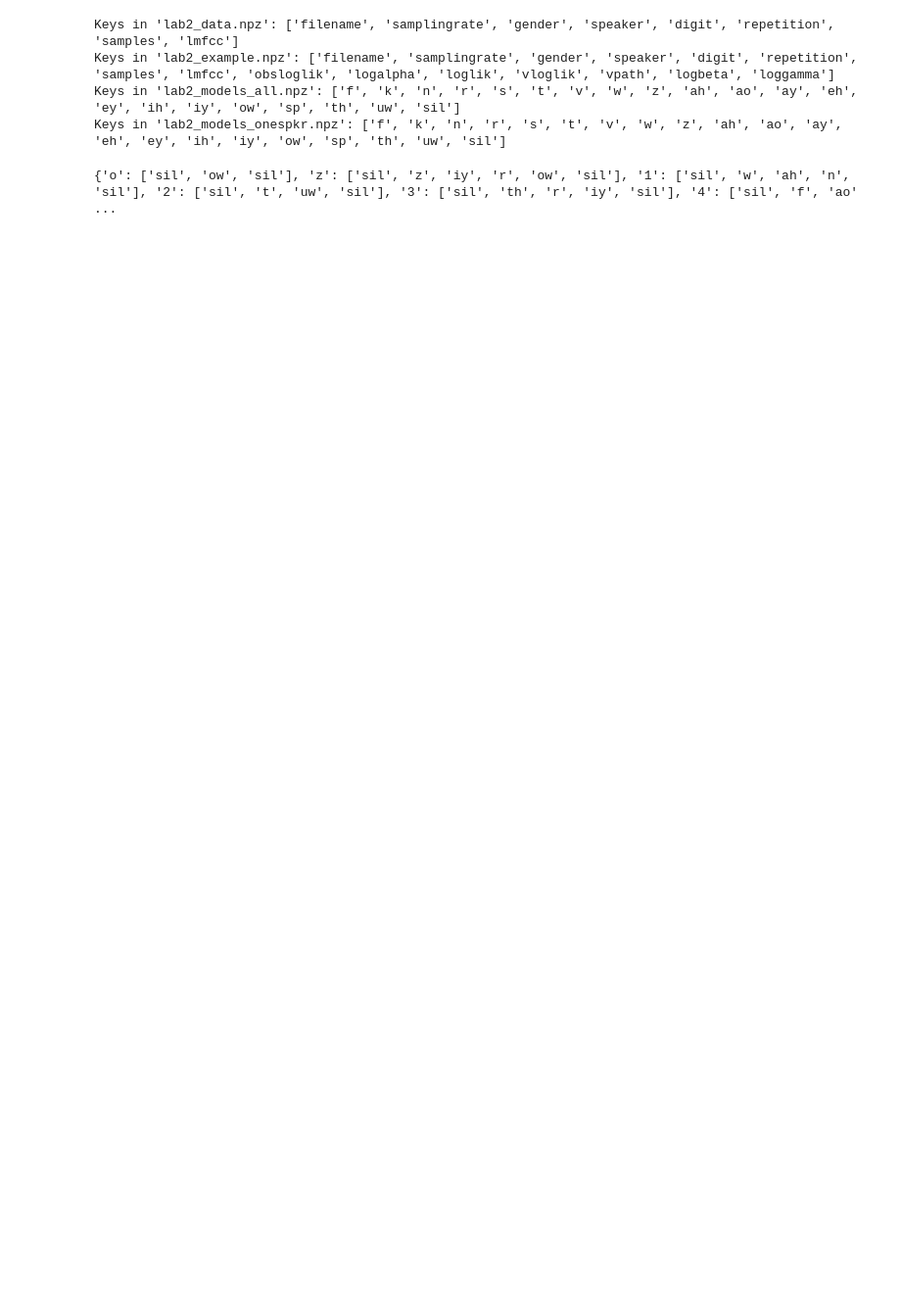
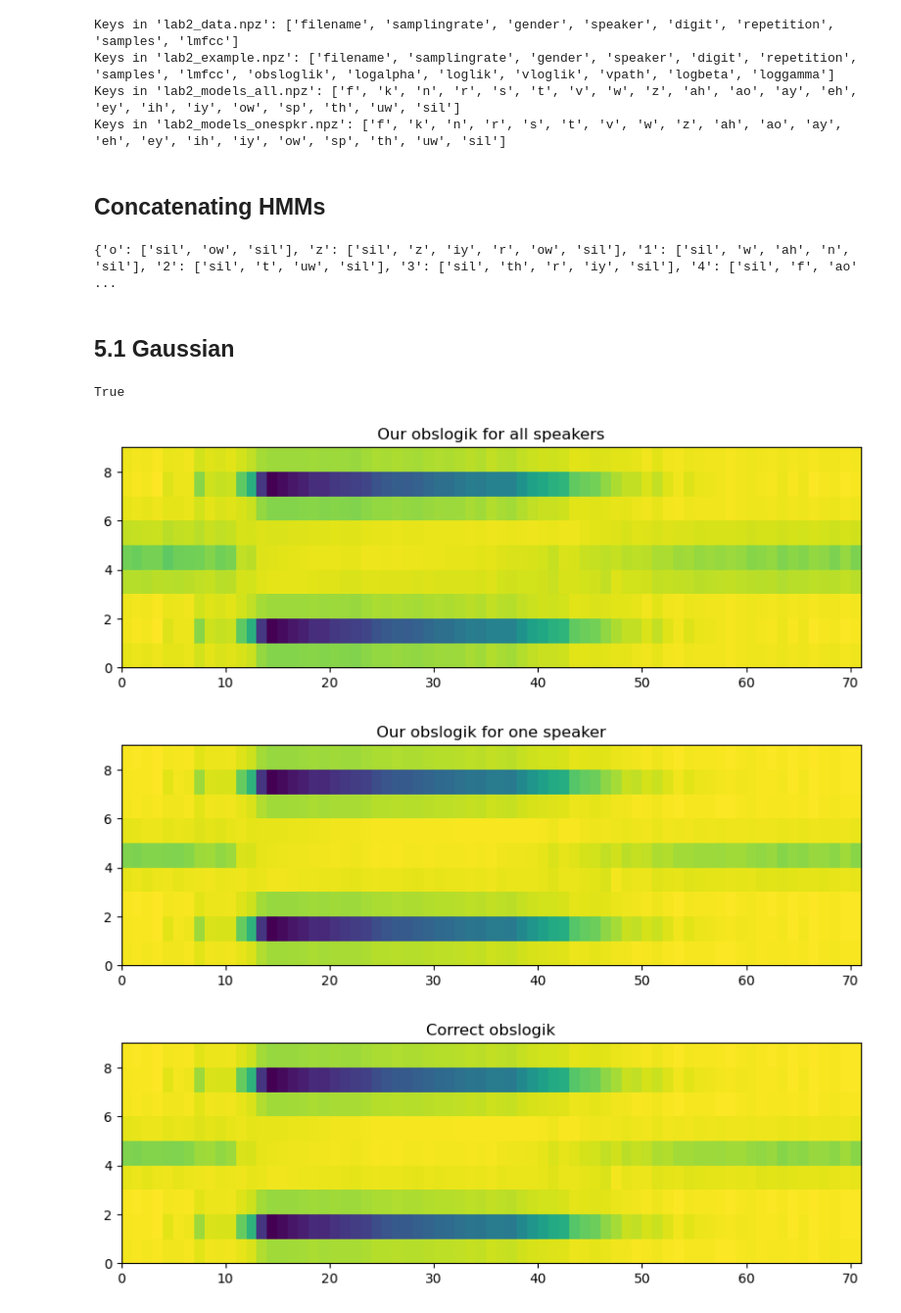
Before and after one commit to kyebinan/Speach-Speaker-Recognition, a Jupyter notebook: Lab2/lab2_main.ipynb, the cells around one changed output. Shown at 98% size. Drawn from its saved outputs; the diff is of its cells as text; code cells hidden in the pictures; blank space fills up the shorter version.

```diff
--- a/Lab2/lab2_main.ipynb
+++ b/Lab2/lab2_main.ipynb
@@ -23,4 +27,6 @@ Keys in 'lab2_data.npz': ['filename', 'samplingrate', 'gender', 'speaker', 'digi
 Keys in 'lab2_example.npz': ['filename', 'samplingrate', 'gender', 'speaker', 'digit', 'repetition', 'samples', 'lmfcc', 'obsloglik', 'logalpha', 'loglik', 'vloglik', 'vpath', 'logbeta', 'loggamma']
 Keys in 'lab2_models_all.npz': ['f', 'k', 'n', 'r', 's', 't', 'v', 'w', 'z', 'ah', 'ao', 'ay', 'eh', 'ey', 'ih', 'iy', 'ow', 'sp', 'th', 'uw', 'sil']
 Keys in 'lab2_models_onespkr.npz': ['f', 'k', 'n', 'r', 's', 't', 'v', 'w', 'z', 'ah', 'ao', 'ay', 'eh', 'ey', 'ih', 'iy', 'ow', 'sp', 'th', 'uw', 'sil']
+# %% [markdown]
+## Concatenating HMMs
 # %%
@@ -37,2 +43,31 @@ one_spkr_word_HMMs["o"] = concatHMMs(all_spkr_phone_HMMs, isolated["o"])
 # %% [output]
 {'o': ['sil', 'ow', 'sil'], 'z': ['sil', 'z', 'iy', 'r', 'ow', 'sil'], '1': ['sil', 'w', 'ah', 'n', 'sil'], '2': ['sil', 't', 'uw', 'sil'], '3': ['sil', 'th', 'r', 'iy', 'sil'], '4': ['sil', 'f', 'ao' ...
+# %% [markdown]
+## 5.1 Gaussian
+# %%
+# Gaussian Plot
+all_obsloglik = log_multivariate_normal_density_diag(example["lmfcc"], all_spkr_word_HMMs["o"]["means"], all_spkr_word_HMMs["o"]["covars"])
+one_obsloglik = log_multivariate_normal_density_diag(example["lmfcc"], one_spkr_word_HMMs["o"]["means"], one_spkr_word_HMMs["o"]["covars"])
+
+print(np.allclose(one_obsloglik, example["obsloglik"]))
+# %% [output]
+True
+# %%
+fig, ax = plt.subplots(figsize=(10, 3))
+ax.pcolormesh(all_obsloglik.T, cmap='viridis')
+ax.set_title('Our obslogik for all speakers')
+plt.show()
+
+fig, ax = plt.subplots(figsize=(10, 3))
+ax.pcolormesh(one_obsloglik.T, cmap='viridis')
+ax.set_title('Our obslogik for one speaker')
+plt.show()
+
+fig, ax = plt.subplots(figsize=(10, 3))
+ax.pcolormesh(example["obsloglik"].T, cmap='viridis')
+ax.set_title('Correct obslogik')
+plt.show()
+# %% [output]
+[figure, added]
+[figure, added]
+[figure, added]
```
Also changed, not shown: parts of 23 cells of this notebook, 1 other file.
